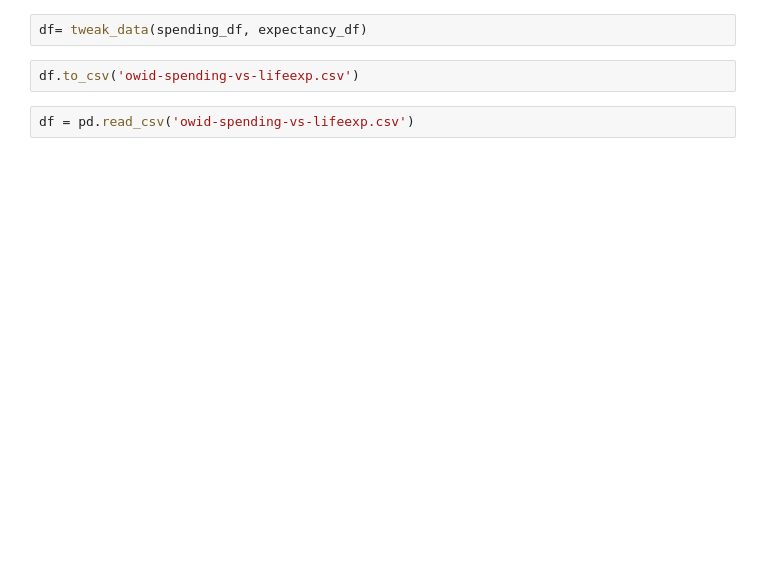
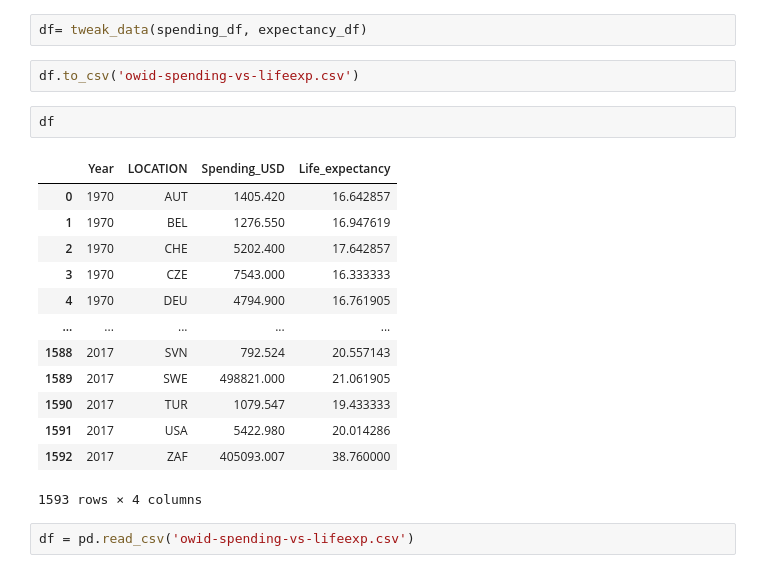
Before and after one commit to isadays/DataVisualization, a Jupyter notebook: Module2/healthydata.ipynb, the cells around one changed output. Saved outputs shown, nothing was run; the diff lists cells and outputs as text; blank space fills up the shorter version.

```diff
--- a/Module2/healthydata.ipynb
+++ b/Module2/healthydata.ipynb
@@ -44,5 +51,21 @@ def tweak_data(spending_df, expectancy_df):
 df= tweak_data(spending_df, expectancy_df)
 # %%
 df.to_csv('owid-spending-vs-lifeexp.csv')
+# %%
+df
+# %% [output]
+|  | Year | LOCATION | Spending_USD | Life_expectancy |
+| 0 | 1970 | AUT | 1405.420 | 16.642857 |
+| 1 | 1970 | BEL | 1276.550 | 16.947619 |
+| 2 | 1970 | CHE | 5202.400 | 17.642857 |
+| 3 | 1970 | CZE | 7543.000 | 16.333333 |
+| 4 | 1970 | DEU | 4794.900 | 16.761905 |
+| ... | ... | ... | ... | ... |
+| 1588 | 2017 | SVN | 792.524 | 20.557143 |
+| 1589 | 2017 | SWE | 498821.000 | 21.061905 |
+| 1590 | 2017 | TUR | 1079.547 | 19.433333 |
+| 1591 | 2017 | USA | 5422.980 | 20.014286 |
+| 1592 | 2017 | ZAF | 405093.007 | 38.760000 |
+1593 rows × 4 columns
 # %%
 df = pd.read_csv('owid-spending-vs-lifeexp.csv')
```
Also changed, not shown: parts of 3 cells of this notebook.
